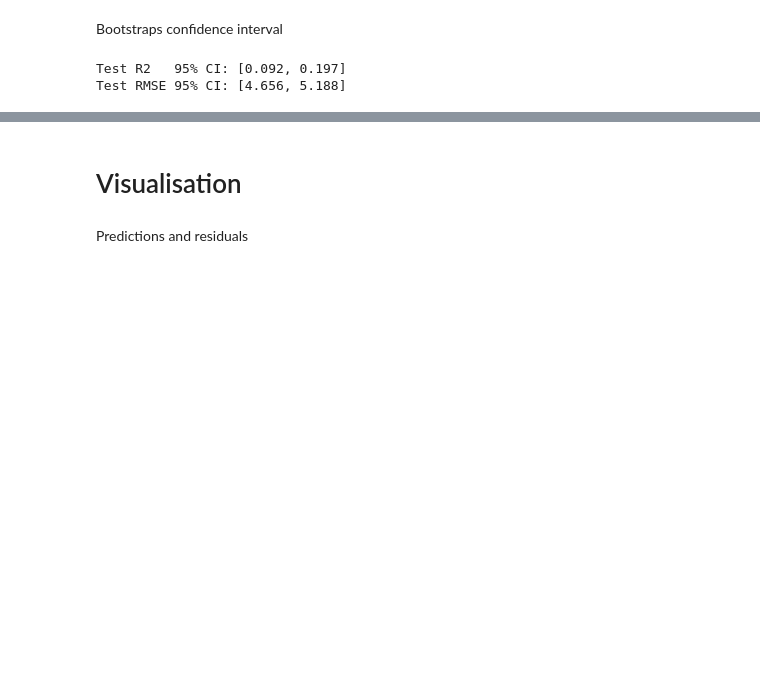
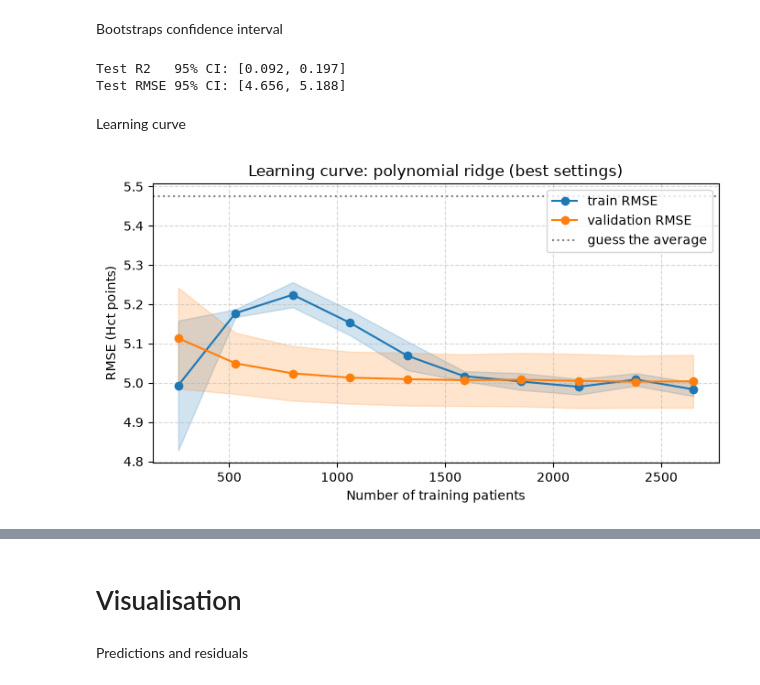
Before and after one commit to May-hk/lab-test-prediction, a Jupyter notebook: polynomial_regression.ipynb, the cells around one changed output, grey strips where cells are left out. Saved outputs shown, nothing was run; the diff lists cells and outputs as text; code cells hidden in the pictures; blank space fills up the shorter version.

Commit message:
add learning curve

```diff
--- a/polynomial_regression.ipynb
+++ b/polynomial_regression.ipynb
@@ -310,3 +310,28 @@ print(f"Test RMSE 95% CI: [{rmse_lo:.3f}, {rmse_hi:.3f}]")
 # %% [output]
 Test R2   95% CI: [0.092, 0.197]
 Test RMSE 95% CI: [4.656, 5.188]
+# %% [markdown]
+Learning curve
+# %%
+from sklearn.model_selection import learning_curve
+
+sizes, tr_sc, va_sc = learning_curve(
+    best_poly, X_train, y_train, cv=cv,
+    train_sizes=np.linspace(0.1, 1.0, 10),
+    scoring="neg_root_mean_squared_error", n_jobs=-1,
+)
+tr_rmse, va_rmse = -tr_sc, -va_sc
+dummy_rmse = base_table.loc[0, "CV RMSE mean"]
+
+plt.figure(figsize=(7, 4))
+for vals, label, color in [(tr_rmse, "train RMSE", "tab:blue"), (va_rmse, "validation RMSE", "tab:orange")]:
+    m, s = vals.mean(axis=1), vals.std(axis=1)
+    plt.plot(sizes, m, "o-", color=color, label=label)
+    plt.fill_between(sizes, m - s, m + s, color=color, alpha=0.2)
+plt.axhline(dummy_rmse, color="gray", linestyle=":", label="guess the average")
+plt.xlabel("Number of training patients"); plt.ylabel("RMSE (Hct points)")
+plt.title("Learning curve: polynomial ridge (best settings)")
+plt.grid(True, linestyle="--", alpha=0.5); plt.legend()
+plt.tight_layout(); plt.show()
+# %% [output]
+[figure, added]
```
Also changed, not shown: parts of 2 cells of this notebook.
